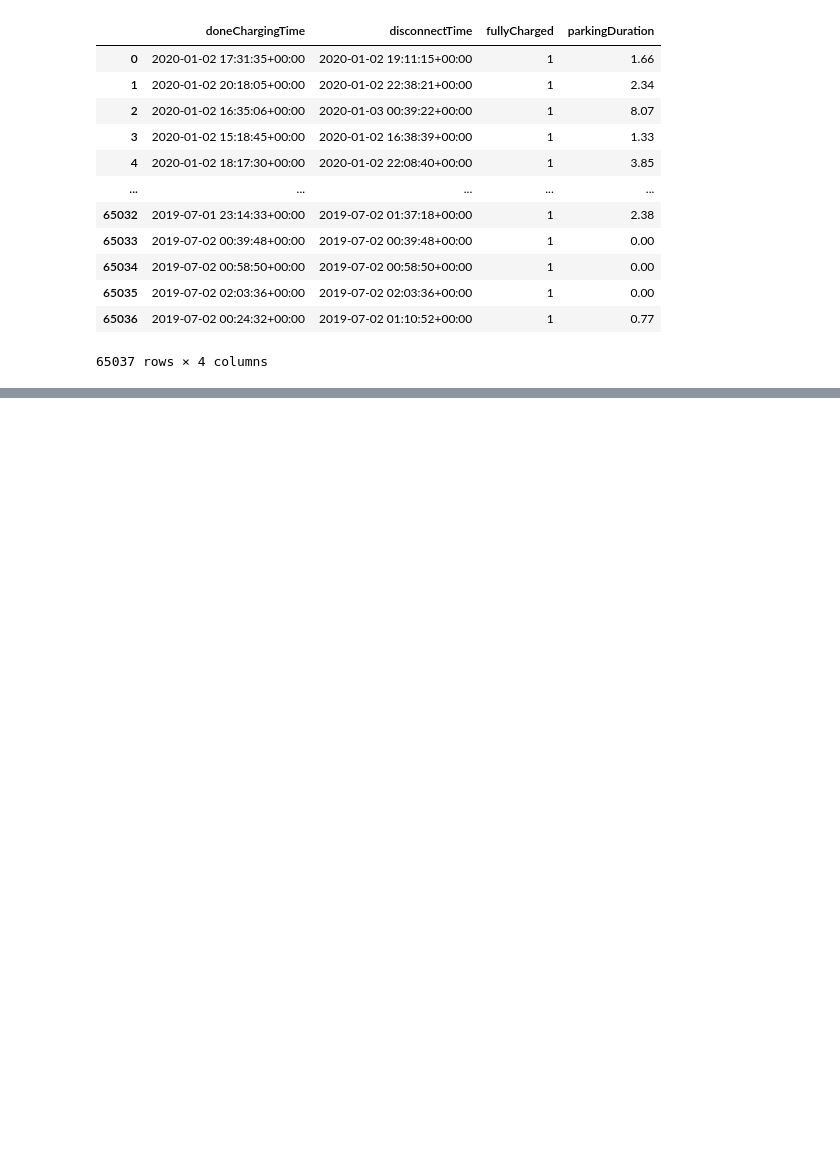
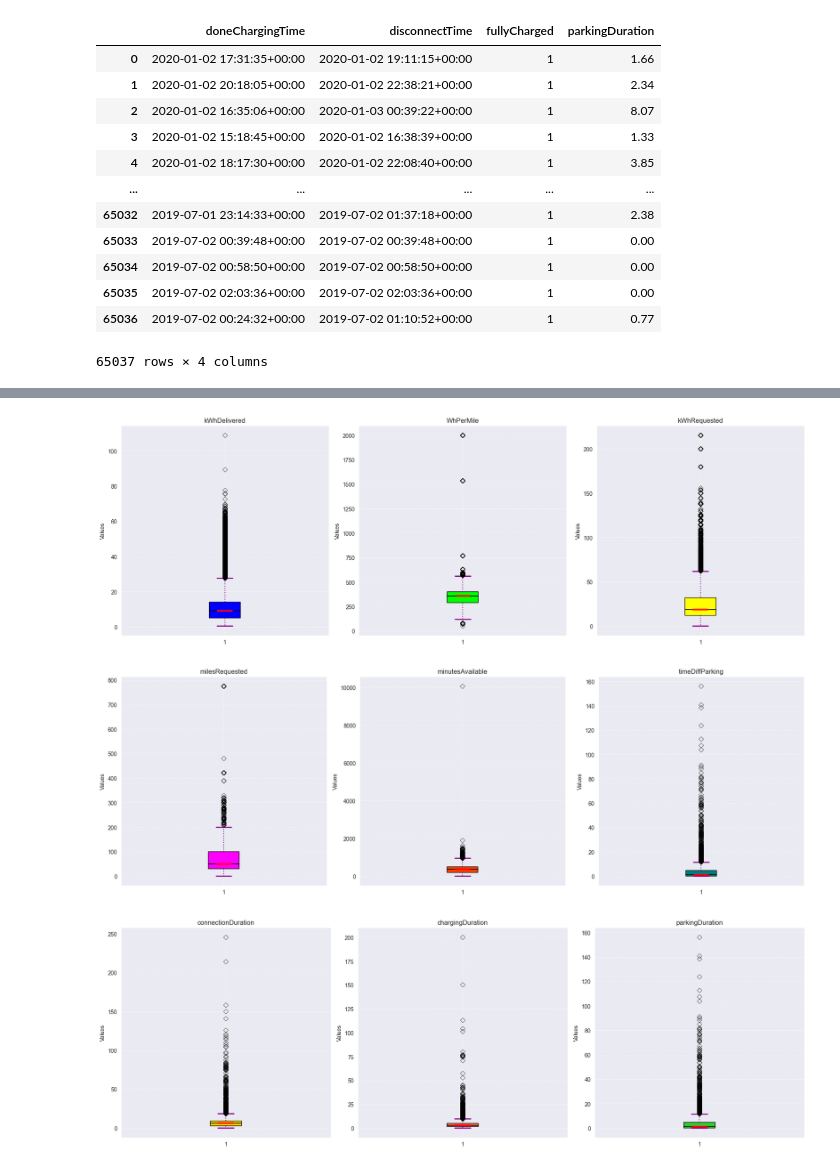
Before and after one commit to ge02/GinyuForce, a Jupyter notebook: 01_Data_Preparation.ipynb, the cells around one changed output, grey strips where cells are left out. Drawn from its saved outputs; the diff is of its cells as text; code cells hidden in the pictures; blank space fills up the shorter version.

Commit message:
updated cleaned charging data

```diff
--- a/01_Data_Preparation.ipynb
+++ b/01_Data_Preparation.ipynb
@@ -308,7 +316,10 @@ So now we see that the doneChargingTime is not always in the time frame between
 # %%
-# update doneChargingTime to disconnectTime for rows where the condition is not satisfied
-charging_set.loc[~condition & charging_set['doneChargingTime'].notna(), 'doneChargingTime'] = charging_set.loc[~condition & charging_set['doneChargingTime'].notna(), 'disconnectTime']
-charging_set[~condition][['doneChargingTime', 'disconnectTime']]
+# Update only rows where doneChargingTime is not NaT and the condition is not satisfied
+charging_set.loc[~condition_na_not_accepted & charging_set['doneChargingTime'].notna(), 'doneChargingTime'] = \
+    charging_set.loc[~condition_na_not_accepted & charging_set['doneChargingTime'].notna(), 'disconnectTime']
+
+# Verify the update
+charging_set[~condition_na_not_accepted][['doneChargingTime', 'disconnectTime']]
 # %% [output]
 |  | doneChargingTime | disconnectTime |
 | 12 | 2020-01-02 22:08:39+00:00 | 2020-01-02 22:08:39+00:00 |
@@ -386,3 +359,9 @@ Let's have a look at the features that seem to have extreme outliers:
+# %%
+charging_set['timeDiffParking'] = charging_set.apply(
+    lambda row: (row['disconnectTime'] - row['doneChargingTime']).total_seconds() / 3600
+    if row['doneChargingTime'] != placeholder_datetime else 0,
+    axis=1
+)
 # %% [markdown]
 ## 1.6 Feature Enigneering
 # %% [markdown]
@@ -474,0 +508,57 @@ charging_set[['doneChargingTime', 'disconnectTime', 'fullyCharged', 'parkingDura
+# %%
+# visualize numerical data with boxplot to check for outliers
+kWhDelivered_data = list(filter(lambda x: x != -1, charging_set["kWhDelivered"]))
+WhPerMile_data = list(filter(lambda x: x != -1, charging_set["WhPerMile"]))
+kWhRequested_data = list(filter(lambda x: x != -1, charging_set["kWhRequested"]))
+milesRequested_data = list(filter(lambda x: x != -1, charging_set["milesRequested"]))
+minutesAvailable_data = list(filter(lambda x: x != -1, charging_set["minutesAvailable"]))
+timeDiffParking_data = list(filter(lambda x: x != -1, charging_set["timeDiffParking"]))
+connectionDuration_data = list(filter(lambda x: x != -1, charging_set["connectionDuration"]))
+chargingDuration_data = list(filter(lambda x: x != -1, charging_set["chargingDuration"]))
+parkingDuration_data = list(filter(lambda x: x != -1, charging_set["parkingDuration"]))
+
+focused_features = [kWhDelivered_data, WhPerMile_data, kWhRequested_data, milesRequested_data, minutesAvailable_data, timeDiffParking_data, connectionDuration_data, chargingDuration_data, parkingDuration_data]
+focused_features_labels = ['kWhDelivered', 'WhPerMile', 'kWhRequested', 'milesRequested', 'minutesAvailable', 'timeDiffParking', 'connectionDuration', 'chargingDuration', 'parkingDuration']
+colors = ['#0000FF', '#00FF00', '#FFFF00', '#FF00FF', '#FF4500', '#008080', '#FFD700', '#FF6347', '#32CD32']
+
+# Create subplots with 3 boxplots displayed side by side
+for i in range(0, len(focused_features), 3):  # Process three datasets at a time
+    fig, axes = plt.subplots(1, 3, figsize=(18, 6))  # Create 3 subplots in one row
+
+    # Iterate over the current triplet of datasets
+    for j, (ax, data_list, label, color) in enumerate(zip(axes, focused_features[i:i+3], focused_features_labels[i:i+3], colors[i:i+3])):
+        # Creating boxplot
+        bp = ax.boxplot(data_list, patch_artist=True, notch=True, vert=True)
+
+        # Customizing boxplot
+        for patch in bp['boxes']:
+            patch.set_facecolor(color)
+
+        for whisker in bp['whiskers']:
+            whisker.set(color='#8B008B', linewidth=1.5, linestyle=":")
+
+        for cap in bp['caps']:
+            cap.set(color='#8B008B', linewidth=2)
+
+        for median in bp['medians']:
+            median.set(color='red', linewidth=3)
+
+        for flier in bp['fliers']:
+            flier.set(marker='D', color='#e7298a', alpha=0.5)
+
+        # Adding labels and title
+        ax.set_title(f"{label}")
+        ax.set_ylabel('Values')
+        ax.grid(True, linestyle='--', alpha=0.7)
+
+    # Hide the remaining subplots if there are less than 3 datasets left
+    for j in range(len(focused_features[i:i+3]), 3):
+        axes[j].axis('off')
+
+    # Adjust layout and display
+    plt.tight_layout()
+    plt.show()
+# %% [output]
+[figure, added]
+[figure, added]
+[figure, added]
```
Also changed, not shown: parts of 16 cells of this notebook.
